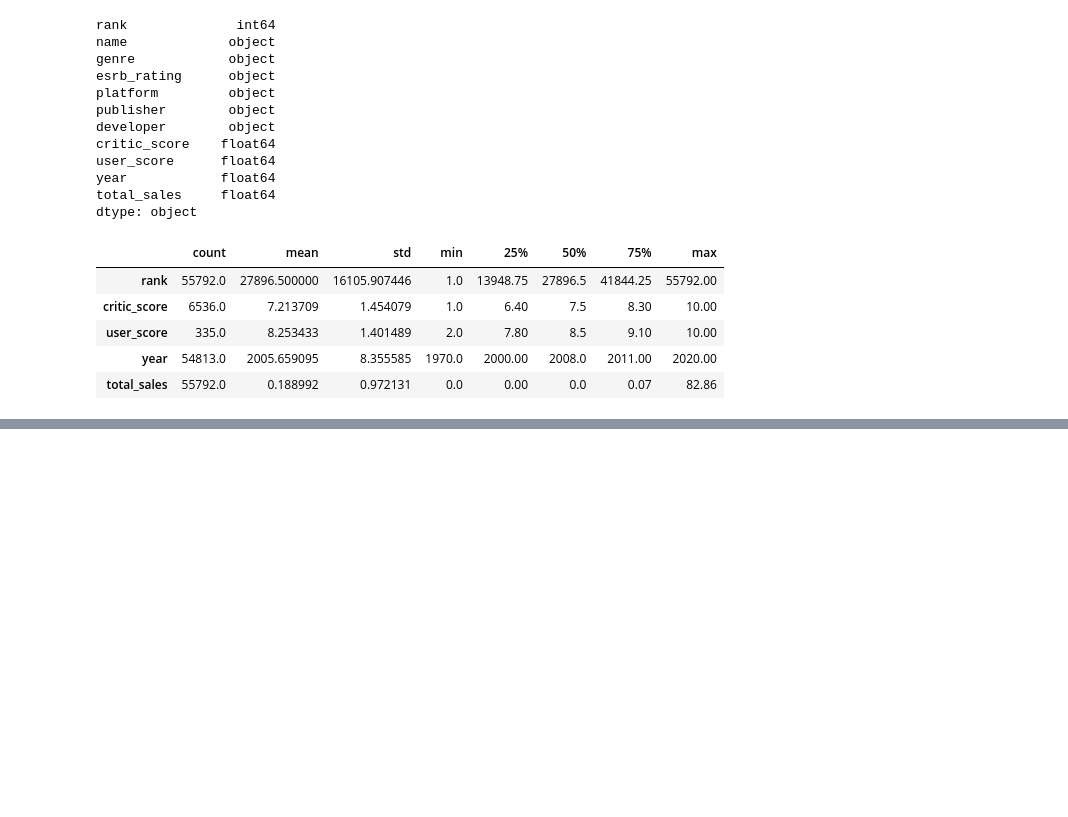
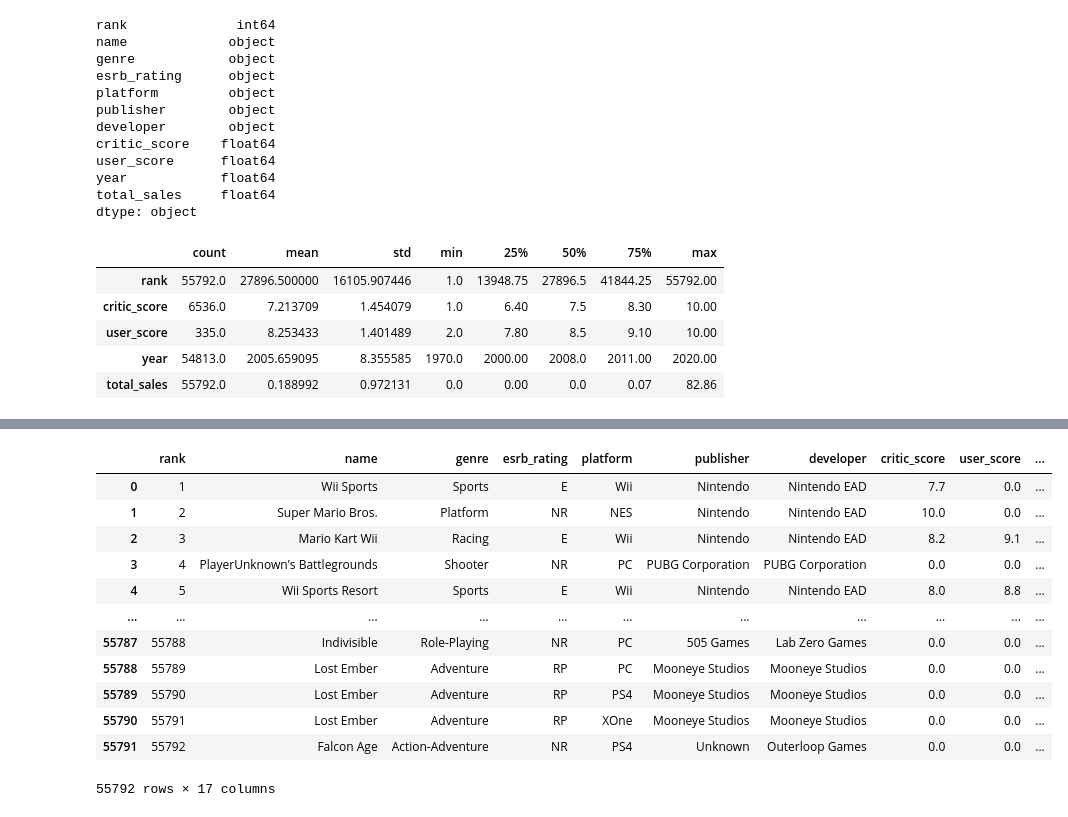
Before and after one commit to annah-vu/video-games-2019, a Jupyter notebook: first_scratchbook.ipynb, the cells around one changed output, grey strips where cells are left out. Saved outputs shown, nothing was run; the diff lists cells and outputs as text; code cells hidden in the pictures; blank space fills up the shorter version.

Commit message:
numerated

```diff
--- a/first_scratchbook.ipynb
+++ b/first_scratchbook.ipynb
@@ -325,0 +502,23 @@ df.describe().transpose()
+# %%
+def numerate(df, column, name):
+    lst = df[column].value_counts().index.to_list()
+    for count, value in enumerate(lst):
+        df.loc[df[column]==value, name]=count
+    df[name] = df[name].astype(int)
+    return df
+# %%
+numerate(df, 'platform', 'platform_num')
+# %% [output]
+|  | rank | name | genre | esrb_rating | platform | publisher | developer | critic_score | user_score | ... |
+| 0 | 1 | Wii Sports | Sports | E | Wii | Nintendo | Nintendo EAD | 7.7 | 0.0 | ... |
+| 1 | 2 | Super Mario Bros. | Platform | NR | NES | Nintendo | Nintendo EAD | 10.0 | 0.0 | ... |
+| 2 | 3 | Mario Kart Wii | Racing | E | Wii | Nintendo | Nintendo EAD | 8.2 | 9.1 | ... |
+| 3 | 4 | PlayerUnknown's Battlegrounds | Shooter | NR | PC | PUBG Corporation | PUBG Corporation | 0.0 | 0.0 | ... |
+| 4 | 5 | Wii Sports Resort | Sports | E | Wii | Nintendo | Nintendo EAD | 8.0 | 8.8 | ... |
+| ... | ... | ... | ... | ... | ... | ... | ... | ... | ... | ... |
+| 55787 | 55788 | Indivisible | Role-Playing | NR | PC | 505 Games | Lab Zero Games | 0.0 | 0.0 | ... |
+| 55788 | 55789 | Lost Ember | Adventure | RP | PC | Mooneye Studios | Mooneye Studios | 0.0 | 0.0 | ... |
+| 55789 | 55790 | Lost Ember | Adventure | RP | PS4 | Mooneye Studios | Mooneye Studios | 0.0 | 0.0 | ... |
+| 55790 | 55791 | Lost Ember | Adventure | RP | XOne | Mooneye Studios | Mooneye Studios | 0.0 | 0.0 | ... |
+| 55791 | 55792 | Falcon Age | Action-Adventure | NR | PS4 | Unknown | Outerloop Games | 0.0 | 0.0 | ... |
+55792 rows × 17 columns
```
Also changed, not shown: parts of 22 cells of this notebook.
